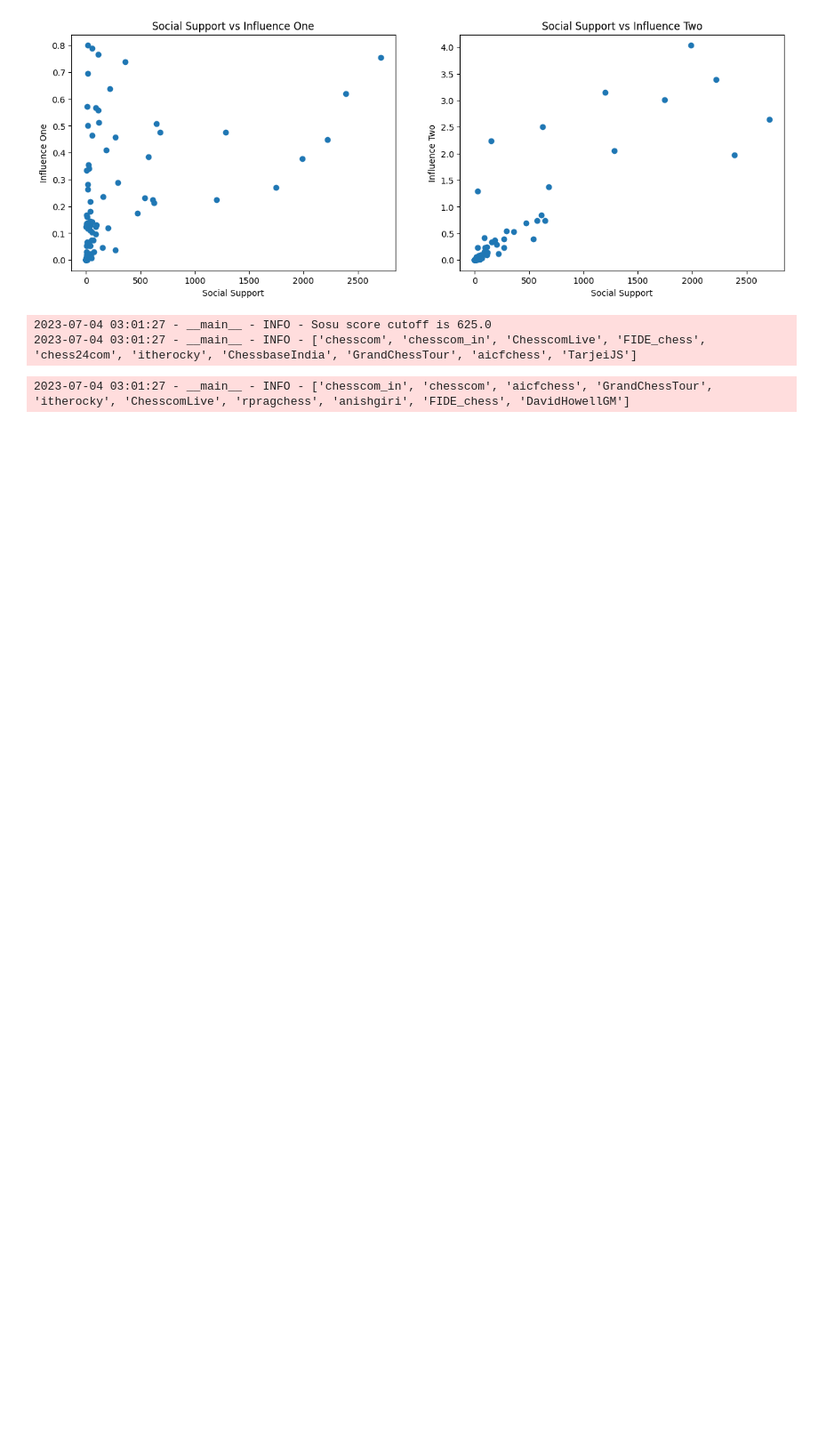
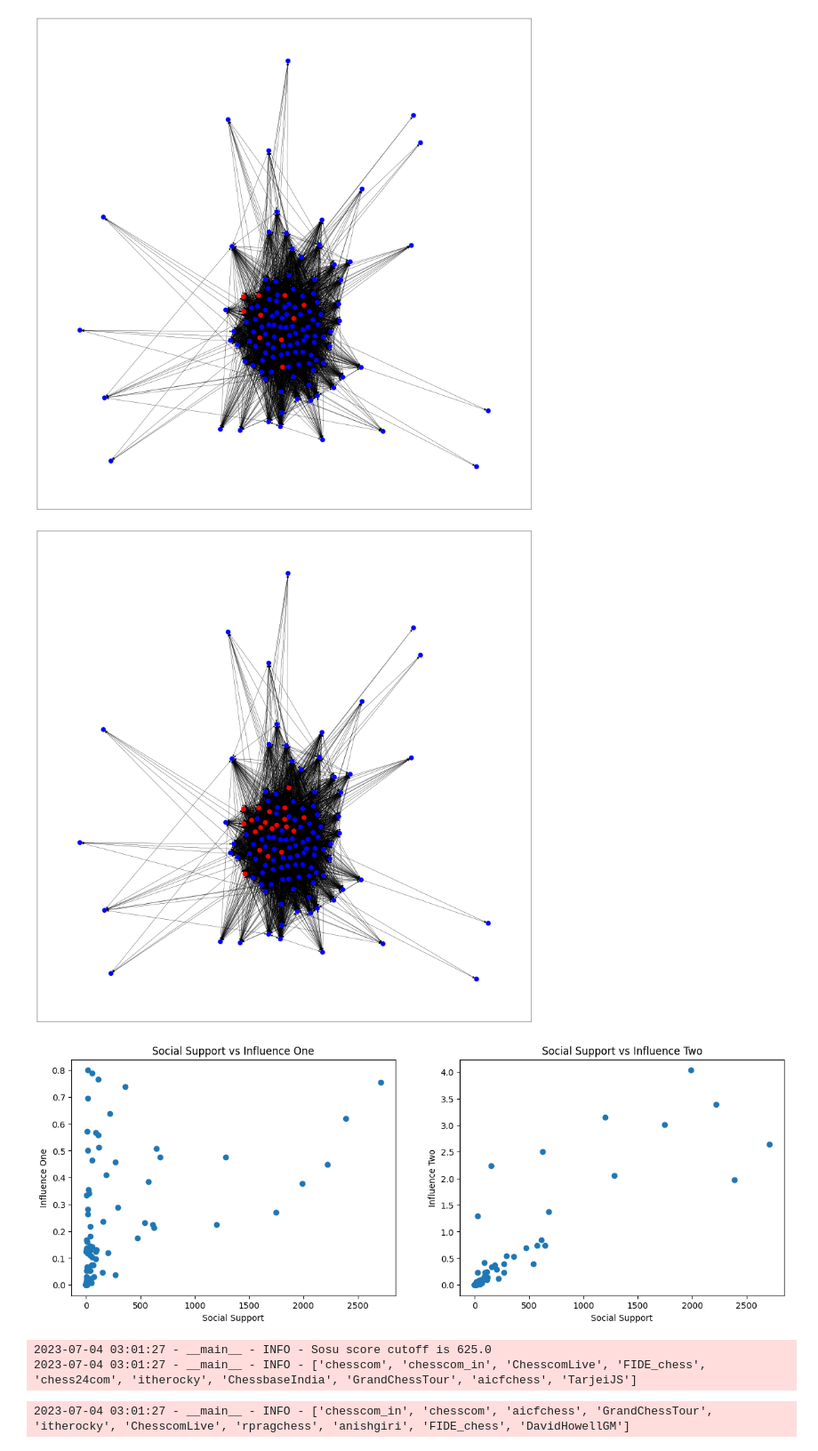
Before and after one commit to SNACES/core, a Jupyter notebook: ranking_exps.ipynb, the cells around one changed output. Shown at 89% size. Drawn from its saved outputs; the diff is of its cells as text; code cells hidden in the pictures; blank space fills up the shorter version.

```diff
--- a/ranking_exps.ipynb
+++ b/ranking_exps.ipynb
@@ -336,3 +352,0 @@ sosu, infl1, infl2 = get_user_ranks(seed_user_name, cluster)
-# %%
-sosu_ranking = list(sorted(sosu, key=lambda x: (sosu[x][0], sosu[x][1]), reverse=True))[:20]
-visualize_cluster(sosu_ranking, save=False)
@@ -338,0 +358,4 @@ visualize_cluster(sosu_ranking, save=False)
+# %%
+check_user = 'DeepMind'
+id = user_getter.get_user_by_screen_name(check_user).id
+print("Social Support: ", sosu[str(id)])
@@ -388,5 +411,5 @@ retweets_in_common(top_10_users)
 # %%
-def summarize_cluster(filename: str, cluster, sosu, infl1, infl2):
+def summarize_cluster(filename_table: str, cluster, sosu, infl1, infl2):
     # Get top 20 of sosu, infl1, infl2
     sosu_ranking = list(sorted(sosu, key=lambda x: (sosu[x][0], sosu[x][1]), reverse=True))[:20]
     infl1_ranking = list(sorted(sosu, key=lambda x: (infl1[x][0], infl1[x][1]), reverse=True))[:20]
@@ -414,13 +437,22 @@ def summarize_cluster(filename: str, cluster, sosu, infl1, infl2):
     log.info(f"Average follower count in cluster: {avg_follower_count_in_cluster}")
     log.info(f"Average friend count: {avg_friend_count}")
     log.info(f"Average friend count in cluster: {avg_friend_count_in_cluster}")
+    visualize_cluster(top_10_users, save=True, file_name=f"./graph_data/top_10_graph_{cluster.base_user}.png")
+    visualize_cluster(sosu_ranking, save=True, file_name=f"./graph_data/sosu_graph_{cluster.base_user}.png")
 
     # Save csv file with user stats
-    with open(f"{filename}.csv", "w") as f:
+    with open(f"{filename_table}.csv", "w") as f:
         writer = csv.writer(f)
         writer.writerow(["user", "sosu", "infl1", "infl2", "followers_in_db", "followers_in_cluster", "friends_in_db", "friends_in_cluster"])
 
         for user in sosu_ranking:
             user_obj = user_getter.get_user_by_id(user)
             name = user_obj.screen_name
-            writer.writerow([name, sosu[user][0], infl1[user][0], infl2[user][0], follower_counts[name], follower_counts_in_cluster[name]])
+            writer.writerow([name,
+                            sosu[user][0],
+                            infl1[user][0],
+                            infl2[user][0],
+                            follower_counts[name],
+                            follower_counts_in_cluster[name],
+                            friend_counts[name],
+                            friend_counts_in_cluster[name]])
@@ -426,0 +467,3 @@ def summarize_cluster(filename: str, cluster, sosu, infl1, infl2):
+# %%
+summarize_cluster(f"./graph_data/table_{cluster.base_user}", cluster, sosu, infl1, infl2)
+# %% [output]
@@ -427,3 +479,5 @@ def summarize_cluster(filename: str, cluster, sosu, infl1, infl2):
+[figure, added]
+[figure, added]
 # %%
 # Loop through all files in ./data that start with "selected_clusters"
 def gen_table_from_data(data_path: str):
```
Also changed, not shown: parts of 18 cells of this notebook, 10 other files.
